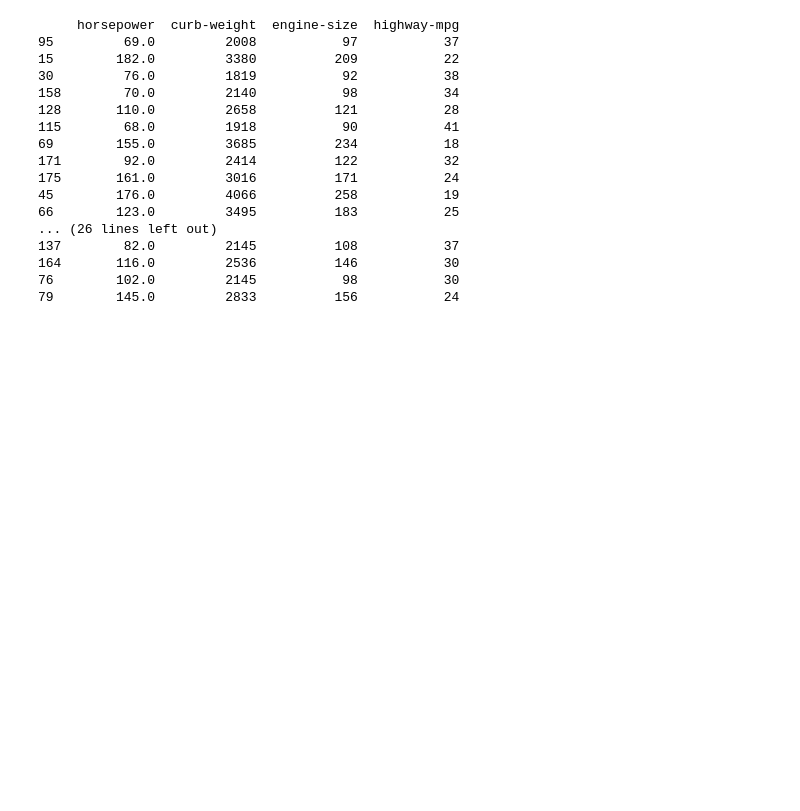
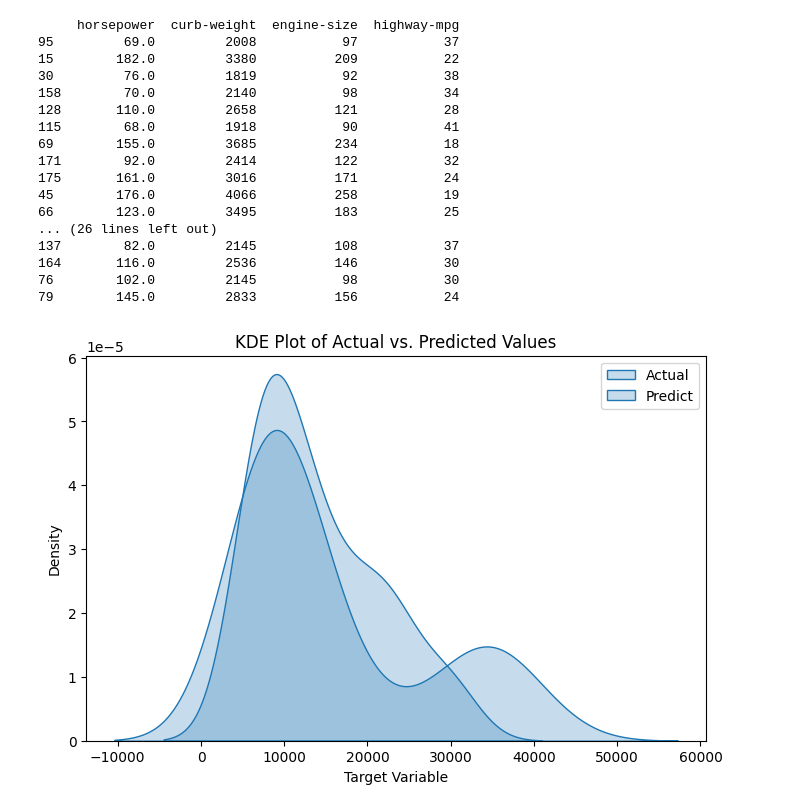
Before and after one commit to VishSeran/Data-Preprocessing-ML, a Jupyter notebook: UseCarPricing.ipynb, the cells around one changed output. Drawn from its saved outputs; the diff is of its cells as text; code cells hidden in the pictures; blank space fills up the shorter version.

Commit message:
Plotting KDE

```diff
--- a/UseCarPricing.ipynb
+++ b/UseCarPricing.ipynb
@@ -602,3 +603,15 @@ Y_predict = li_model.predict(x_test_scale)
 164       116.0         2536          146           30
 76        102.0         2145           98           30
 79        145.0         2833          156           24
+# %%
+# plotting KDE
+plt.figure(figsize=(8,5))
+sns.kdeplot(Y_test, label = "Actual", fill=True, color="blue")
+sns.kdeplot(Y_predict, label="Predict", fill=True, color="red")
+plt.xlabel("Target Variable")
+plt.ylabel("Density")
+plt.title('KDE Plot of Actual vs. Predicted Values')
+plt.legend()
+plt.show()
+# %% [output]
+[figure, added]
```
Also changed, not shown: parts of 1 cell of this notebook.
